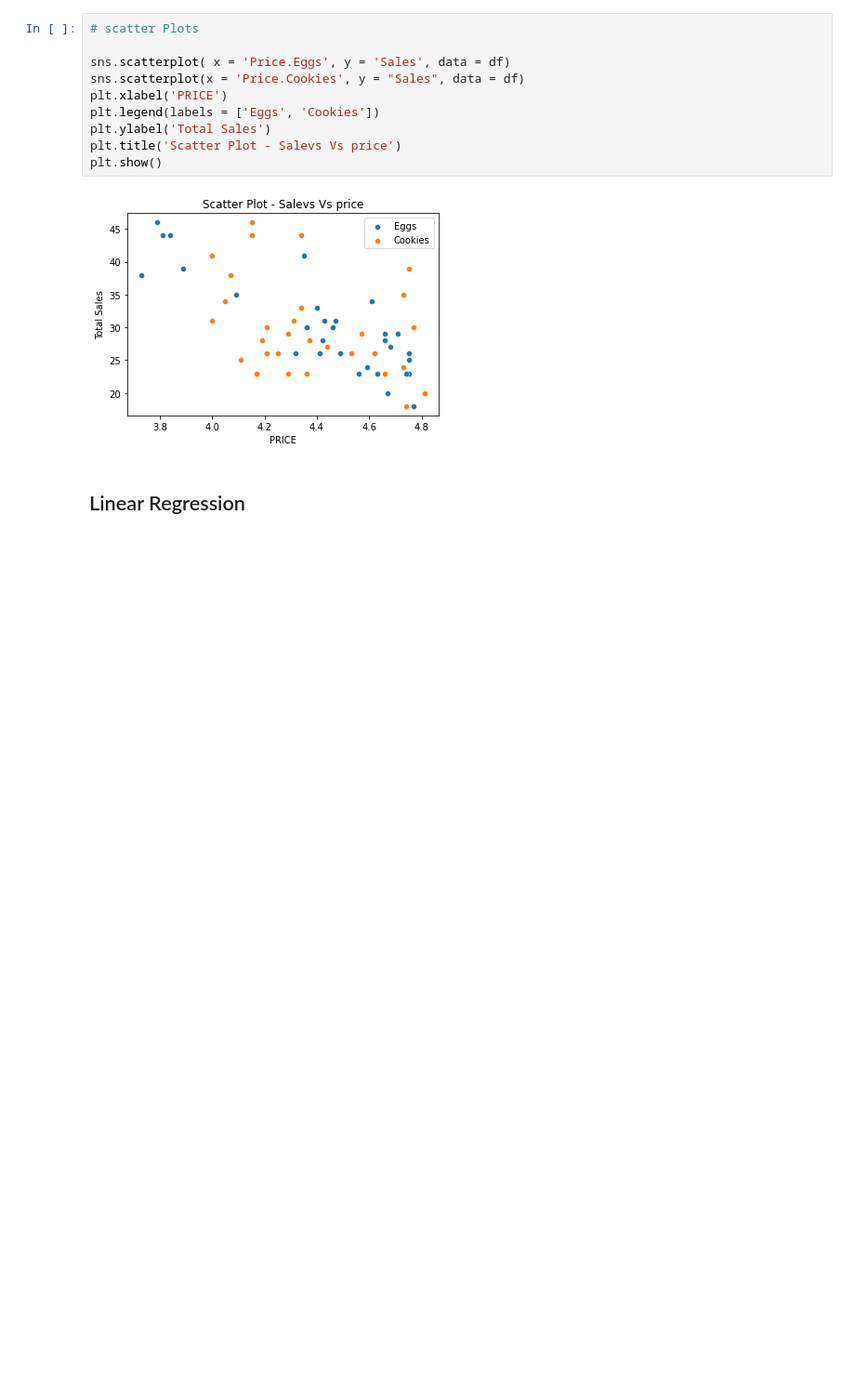
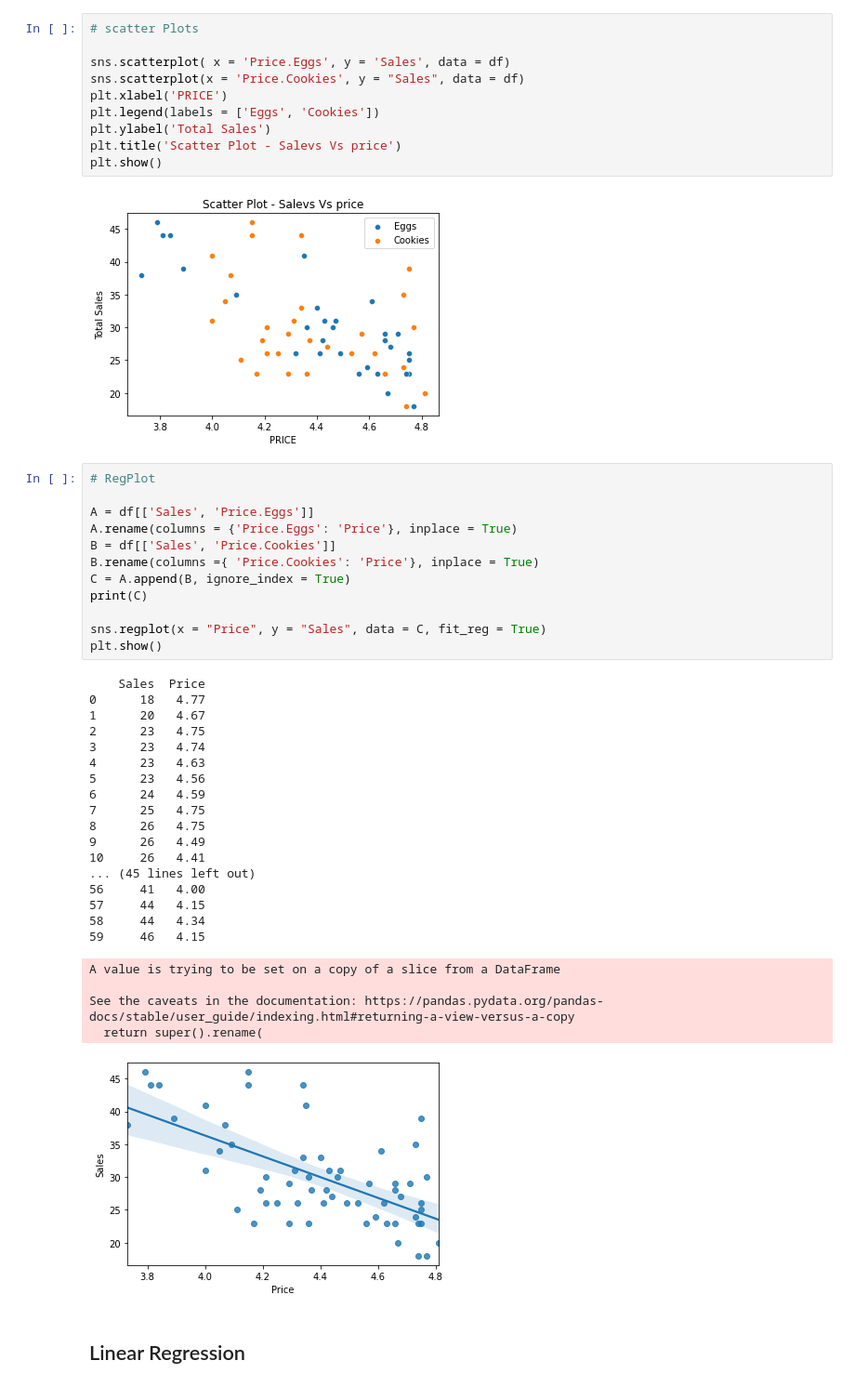
Before and after one commit to DavidMuwandi/Institue_of_data, a Jupyter notebook: Price_Elasticity/Price Elasticity.ipynb, the cells around one changed output. Shown: that part at 93% size. Saved outputs shown, nothing was run; the diff lists cells and outputs as text; blank space fills up the shorter version.

```diff
--- a/Price_Elasticity/Price Elasticity.ipynb
+++ b/Price_Elasticity/Price Elasticity.ipynb
@@ -77,6 +77,41 @@ plt.title('Scatter Plot - Salevs Vs price')
 plt.show()
 # %% [output]
 [figure]
+# %%
+# RegPlot
+
+A = df[['Sales', 'Price.Eggs']]
+A.rename(columns = {'Price.Eggs': 'Price'}, inplace = True)
+B = df[['Sales', 'Price.Cookies']]
+B.rename(columns ={ 'Price.Cookies': 'Price'}, inplace = True)
+C = A.append(B, ignore_index = True)
+print(C)
+
+sns.regplot(x = "Price", y = "Sales", data = C, fit_reg = True)
+plt.show()
+# %% [output]
+    Sales  Price
+0      18   4.77
+1      20   4.67
+2      23   4.75
+3      23   4.74
+4      23   4.63
+5      23   4.56
+6      24   4.59
+7      25   4.75
+8      26   4.75
+9      26   4.49
+10     26   4.41
+... (45 lines left out)
+56     41   4.00
+57     44   4.15
+58     44   4.34
+59     46   4.15
+A value is trying to be set on a copy of a slice from a DataFrame
+
+See the caveats in the documentation: https://pandas.pydata.org/pandas-docs/stable/user_guide/indexing.html#returning-a-view-versus-a-copy
+  return super().rename(
+[figure, added]
 # %% [markdown]
 ## Linear Regression
 # %%
```
